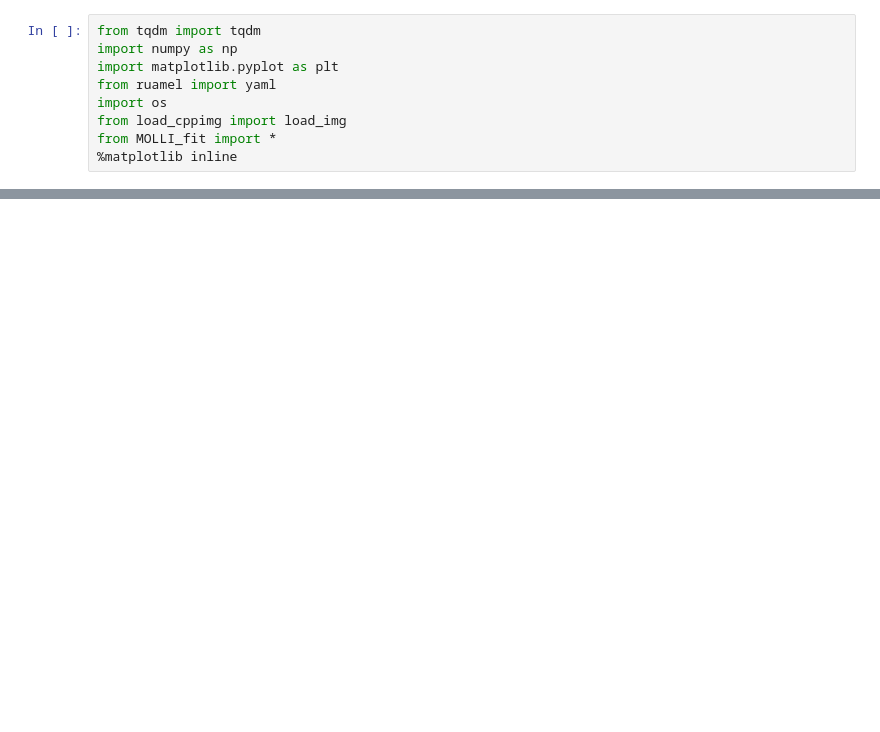
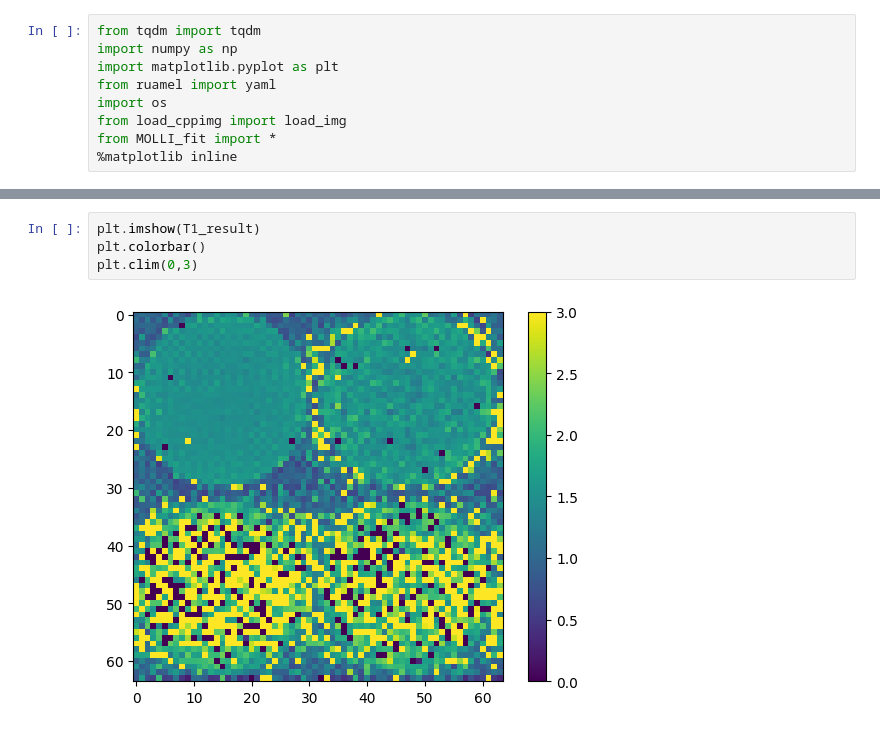
Before and after one commit to bughht/Flow-Bloch-T1-mapping-cpp, a Jupyter notebook: python/T1_fit.ipynb, the cells around one changed output, grey strips where cells are left out. Drawn from its saved outputs; the diff is of its cells as text; blank space fills up the shorter version.

```diff
--- a/python/T1_fit.ipynb
+++ b/python/T1_fit.ipynb
@@ -56,0 +57,6 @@ plt.clim(0,2)
+# %%
+plt.imshow(T1_result)
+plt.colorbar()
+plt.clim(0,3)
+# %% [output]
+[figure, added]
```
Also changed, not shown: parts of 1 cell of this notebook, 17 other files.
